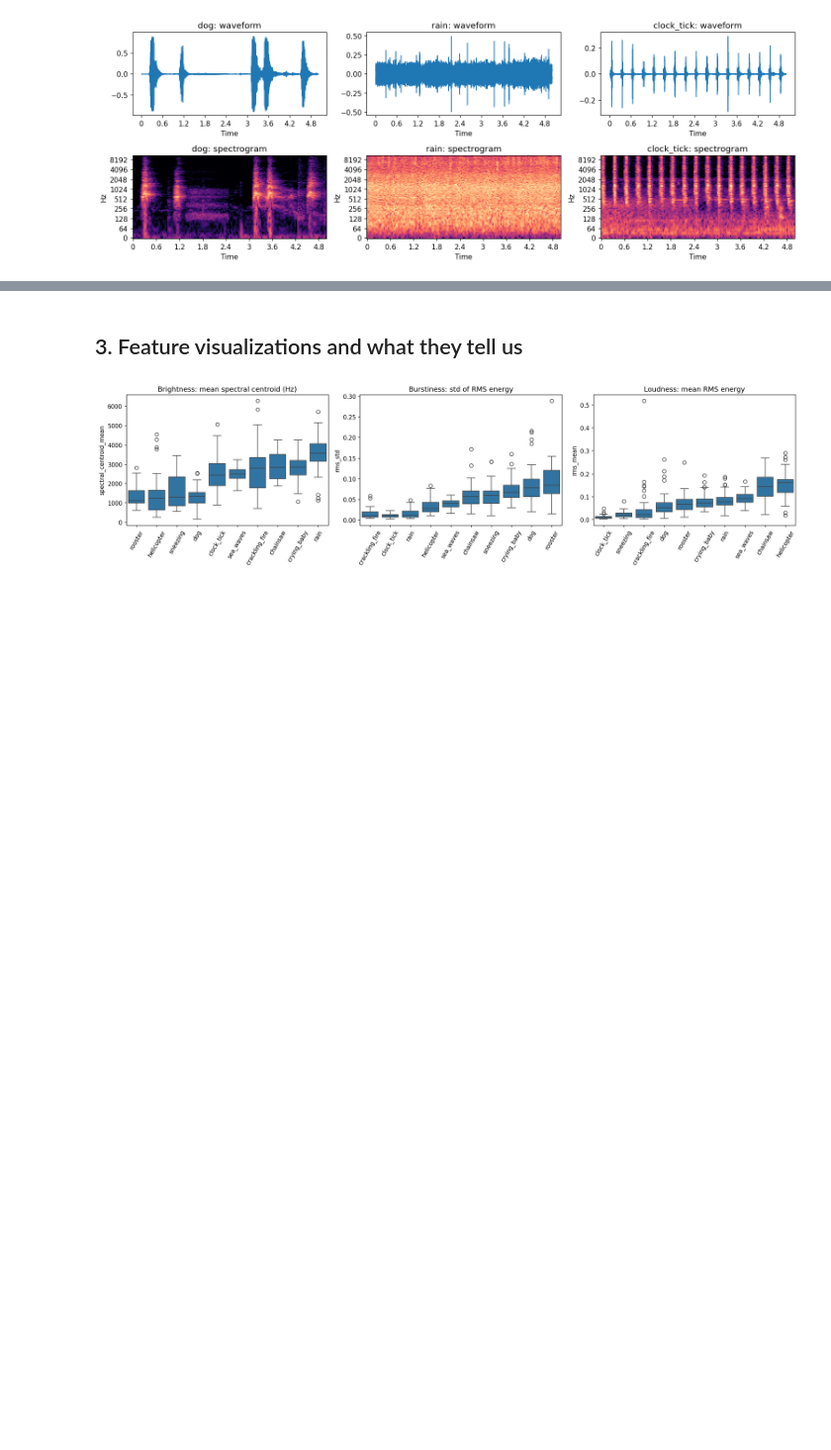
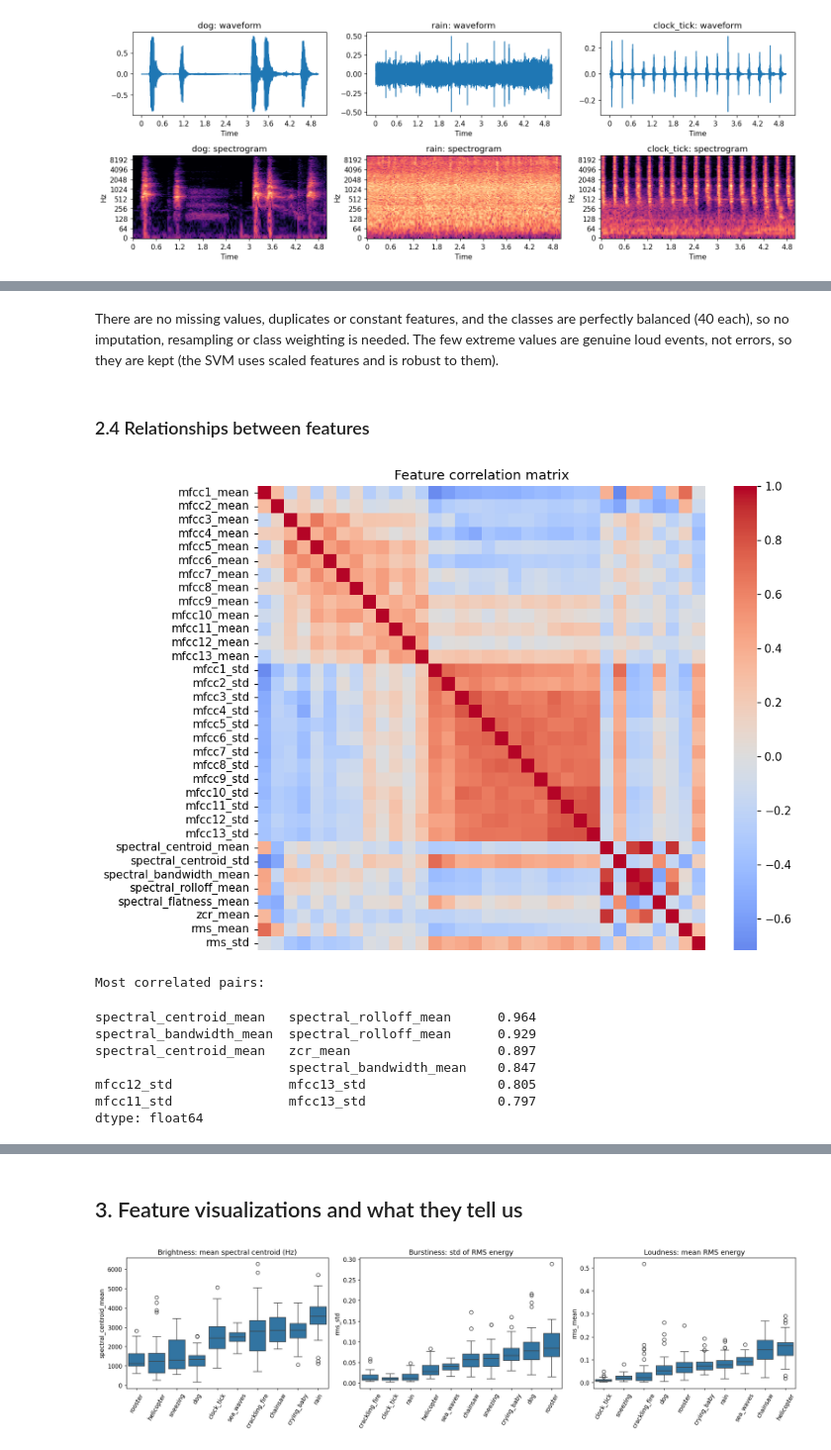
Before and after one commit to AureleKarega/Summative_Machine_Learning_Pipeline, a Jupyter notebook: esc10-sound-classifier/esc10-sound-classifier/notebooks/sound_classifier.ipynb, the cells around one changed output, grey strips where cells are left out. Shown at 99% size. Drawn from its saved outputs; the diff is of its cells as text; code cells hidden in the pictures; blank space fills up the shorter version.

Commit message:
Add model.pkl, detailed notebook, final README; remove duplicates

```diff
--- a/esc10-sound-classifier/esc10-sound-classifier/notebooks/sound_classifier.ipynb
+++ b/esc10-sound-classifier/esc10-sound-classifier/notebooks/sound_classifier.ipynb
@@ -75,0 +156,19 @@ df[["label","fold"] + FEATURE_NAMES[:4]].head()
+# %% [markdown]
+There are no missing values, duplicates or constant features, and the classes are perfectly balanced (40 each), so no imputation, resampling or class weighting is needed. The few extreme values are genuine loud events, not errors, so they are kept (the SVM uses scaled features and is robust to them).
+# %% [markdown]
+### 2.4 Relationships between features
+# %%
+corr = df[FEATURE_NAMES].corr()
+plt.figure(figsize=(9, 7.5)); sns.heatmap(corr, cmap="coolwarm", center=0, xticklabels=False); plt.title("Feature correlation matrix"); plt.show()
+pairs = corr.where(np.triu(np.ones(corr.shape), k=1).astype(bool)).stack().abs().sort_values(ascending=False)
+print("Most correlated pairs:"); display(pairs.head(6).round(3))
+# %% [output]
+[figure, added]
+Most correlated pairs:
+spectral_centroid_mean   spectral_rolloff_mean      0.964
+spectral_bandwidth_mean  spectral_rolloff_mean      0.929
+spectral_centroid_mean   zcr_mean                   0.897
+                         spectral_bandwidth_mean    0.847
+mfcc12_std               mfcc13_std                 0.805
+mfcc11_std               mfcc13_std                 0.797
+dtype: float64
```
Also changed, not shown: parts of 24 cells of this notebook, 5 other files.
